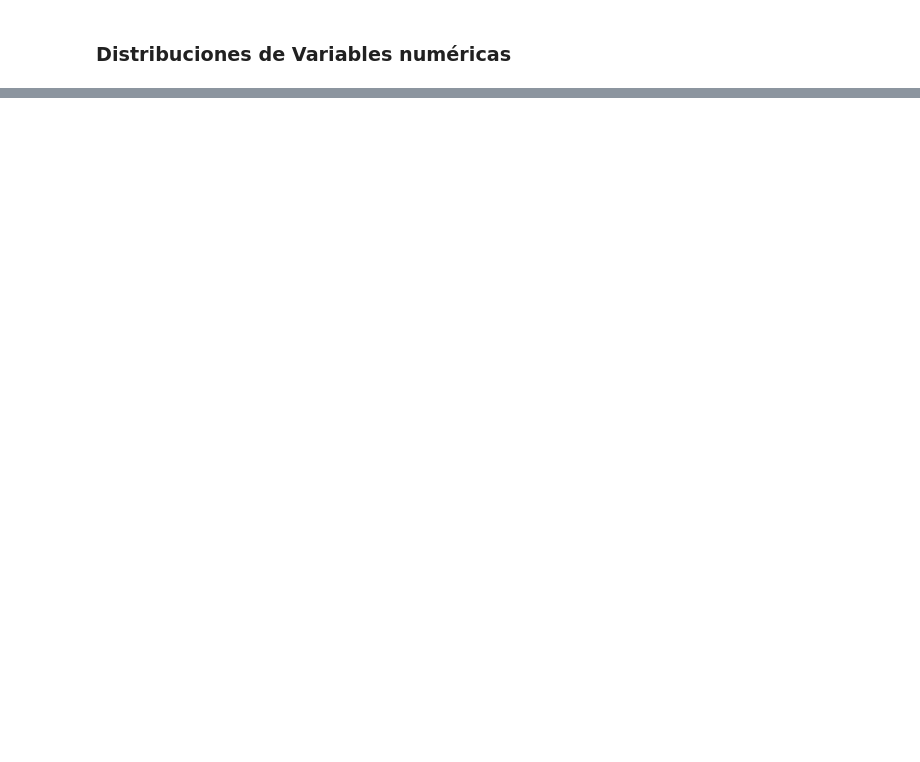
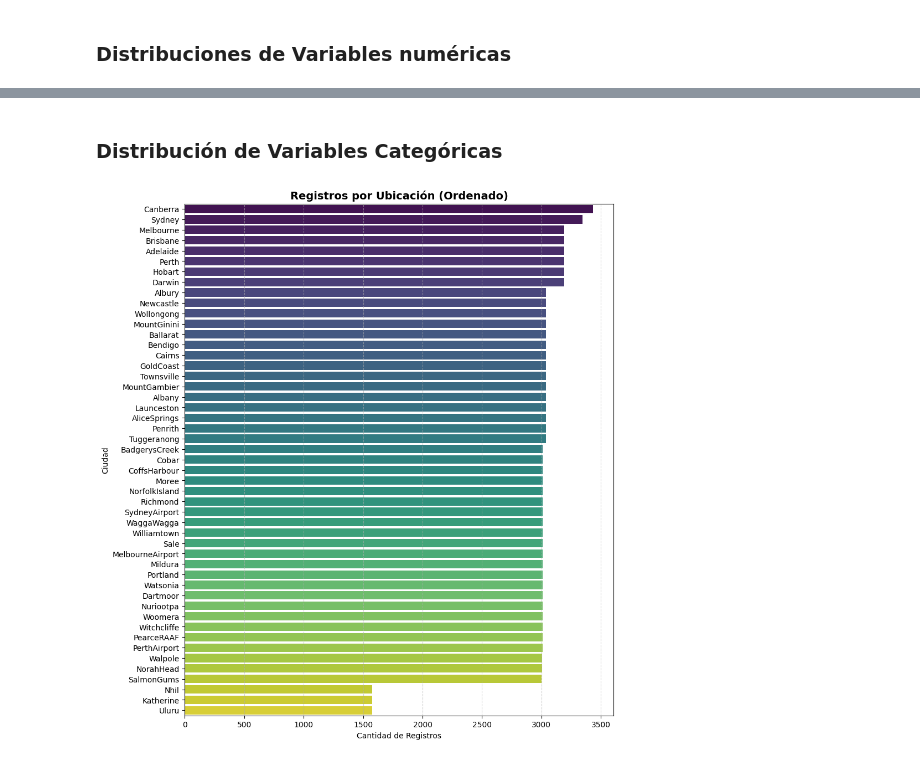
Before and after one commit to programadorarocio/AA1-TUIA-Diez-Duvia-Quispe, a Jupyter notebook: TP-clasificacion-AA1.ipynb, the cells around one changed output, grey strips where cells are left out. Cells and saved outputs as stored; diff of their text form; code cells hidden in the pictures; blank space fills up the shorter version.

```diff
--- a/TP-clasificacion-AA1.ipynb
+++ b/TP-clasificacion-AA1.ipynb
@@ -397,2 +391,18 @@ variables como "Rainfall" y "Evaporation" muestran alta variabilidad y asimetrí
 
 Estas diferencias serán relevantes al momento de aplicar técnicas de preprocesamiento y modelado.
+# %% [markdown]
+### Distribución de Variables Categóricas
+# %%
+plt.figure(figsize=(10, 12))
+
+# Location en eje Y
+sns.countplot(y='Location', data=df, palette='viridis',
+              order=df['Location'].value_counts().index)
+
+plt.title('Registros por Ubicación (Ordenado)', fontsize=14, fontweight='bold')
+plt.xlabel('Cantidad de Registros')
+plt.ylabel('Ciudad')
+plt.grid(axis='x', linestyle='--', alpha=0.6)
+plt.show()
+# %% [output]
+[figure, added]
```
Also changed, not shown: parts of 52 cells of this notebook.
